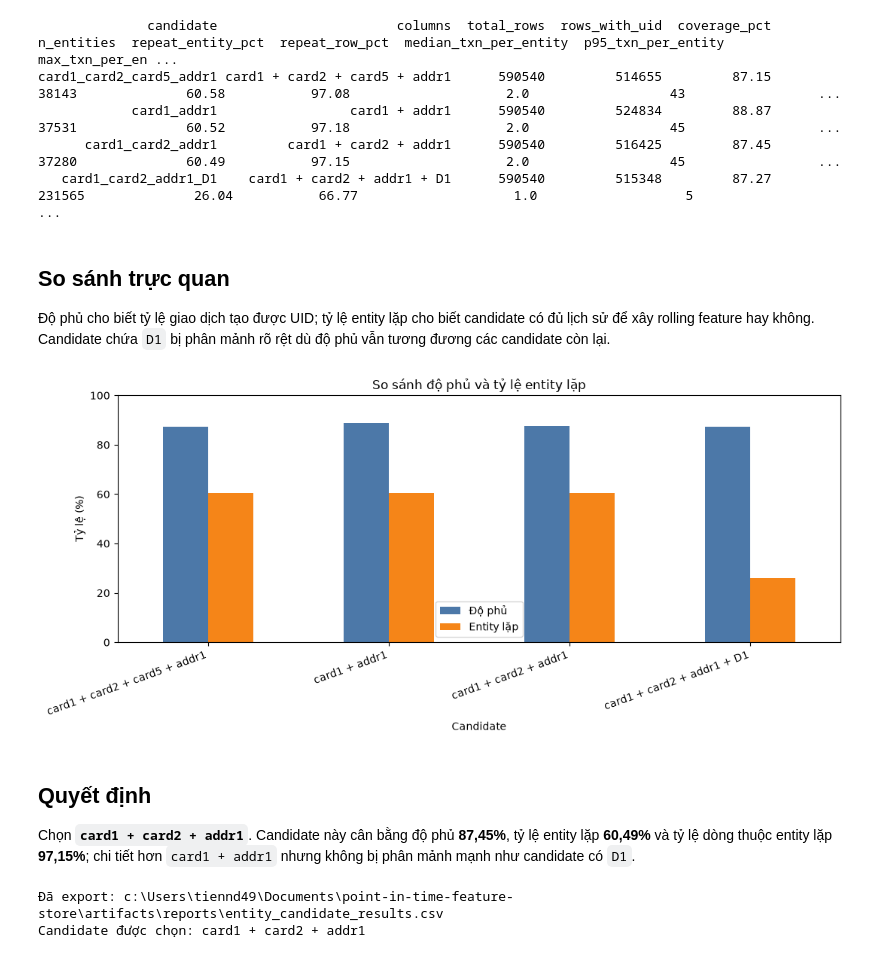
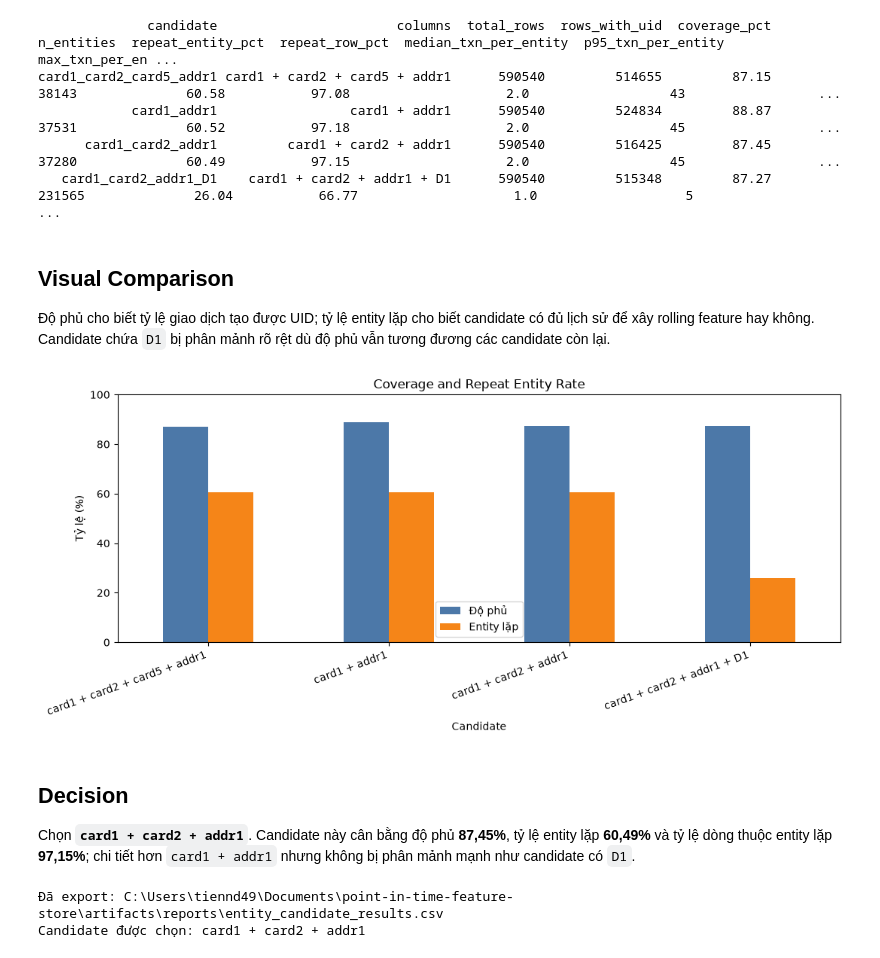
Before and after one commit to ductiens/point-in-time-feature-store, a Jupyter notebook: notebooks/01_eda_and_entity_selection.ipynb, the cells around one changed output. Cells and saved outputs as stored; diff of their text form; code cells hidden in the pictures.

```diff
--- a/notebooks/01_eda_and_entity_selection.ipynb
+++ b/notebooks/01_eda_and_entity_selection.ipynb
@@ -15,10 +15,10 @@ import matplotlib.pyplot as plt
 import pandas as pd
 
 project_root = Path.cwd()
-if not (project_root / 'reports' / 'entity_candidate_results.csv').exists():
+if not (project_root / 'artifacts' / 'reports' / 'entity_candidate_results.csv').exists():
     project_root = project_root.parent
 
-source_report_path = project_root / 'reports' / 'entity_candidate_results.csv'
+source_report_path = project_root / 'artifacts' / 'reports' / 'entity_candidate_results.csv'
 output_report_path = project_root / 'artifacts' / 'reports' / 'entity_candidate_results.csv'
 selected_candidate = 'card1_card2_addr1'
 selected_columns = 'card1 + card2 + addr1'
@@ -56,28 +56,28 @@ card1_card2_card5_addr1 card1 + card2 + card5 + addr1      590540         514655
       card1_card2_addr1         card1 + card2 + addr1      590540         516425         87.45       37280              60.49           97.15                    2.0                  45                 ...
    card1_card2_addr1_D1    card1 + card2 + addr1 + D1      590540         515348         87.27      231565              26.04           66.77                    1.0                   5                 ...
 # %% [markdown]
-## So sánh trực quan
+## Visual Comparison
 
 Độ phủ cho biết tỷ lệ giao dịch tạo được UID; tỷ lệ entity lặp cho biết candidate có đủ lịch sử để xây rolling feature hay không. Candidate chứa `D1` bị phân mảnh rõ rệt dù độ phủ vẫn tương đương các candidate còn lại.
 # %%
 plot_data = results.set_index('columns')[['coverage_pct', 'repeat_entity_pct']]
 ax = plot_data.plot(
     kind='bar',
     figsize=(11, 5),
     color=['#4C78A8', '#F58518'],
 )
-ax.set_title('So sánh độ phủ và tỷ lệ entity lặp')
+ax.set_title('Coverage and Repeat Entity Rate')
 ax.set_xlabel('Candidate')
 ax.set_ylabel('Tỷ lệ (%)')
 ax.set_ylim(0, 100)
 ax.legend(['Độ phủ', 'Entity lặp'])
 plt.xticks(rotation=20, ha='right')
 plt.tight_layout()
 plt.show()
 # %% [output]
-[figure, old version]
+[figure, new version]
 # %% [markdown]
-## Quyết định
+## Decision
 
 Chọn **`card1 + card2 + addr1`**. Candidate này cân bằng độ phủ **87,45%**, tỷ lệ entity lặp **60,49%** và tỷ lệ dòng thuộc entity lặp **97,15%**; chi tiết hơn `card1 + addr1` nhưng không bị phân mảnh mạnh như candidate có `D1`.
 # %%
@@ -90,5 +90,5 @@ pd.testing.assert_frame_equal(exported, results, check_dtype=False)
 print(f'Đã export: {output_report_path}')
 print(f'Candidate được chọn: {selected_columns}')
 # %% [output]
-Đã export: c:\Users\tiennd49\Documents\point-in-time-feature-store\artifacts\reports\entity_candidate_results.csv
+Đã export: C:\Users\tiennd49\Documents\point-in-time-feature-store\artifacts\reports\entity_candidate_results.csv
 Candidate được chọn: card1 + card2 + addr1
```
Also changed, not shown: parts of 4 cells of this notebook, 12 other files.
